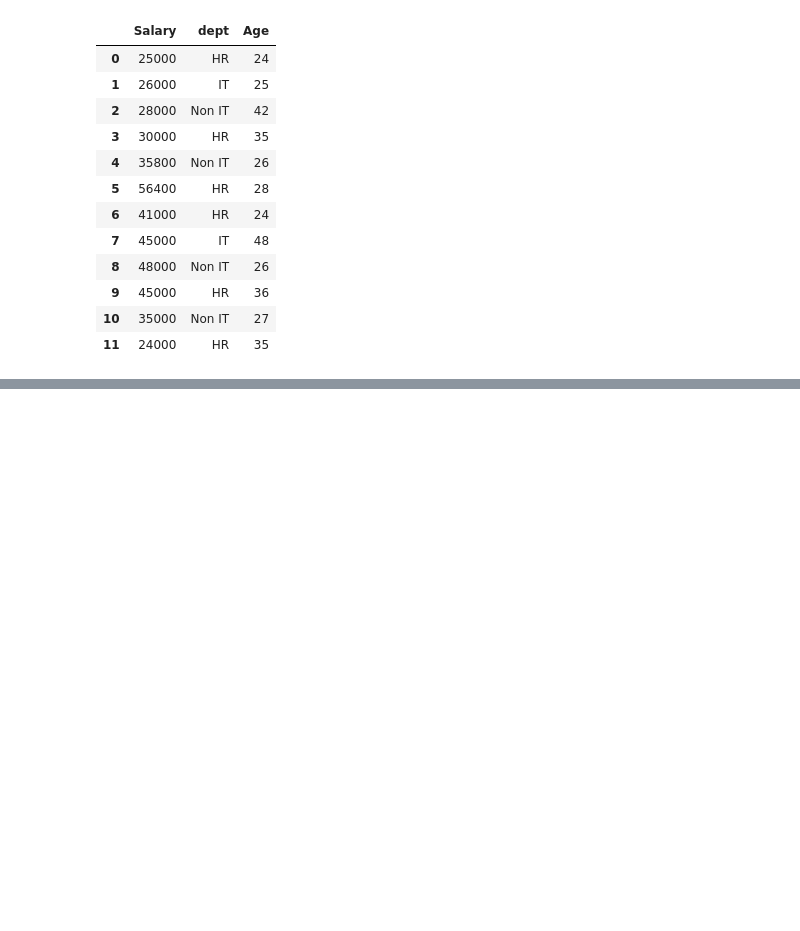
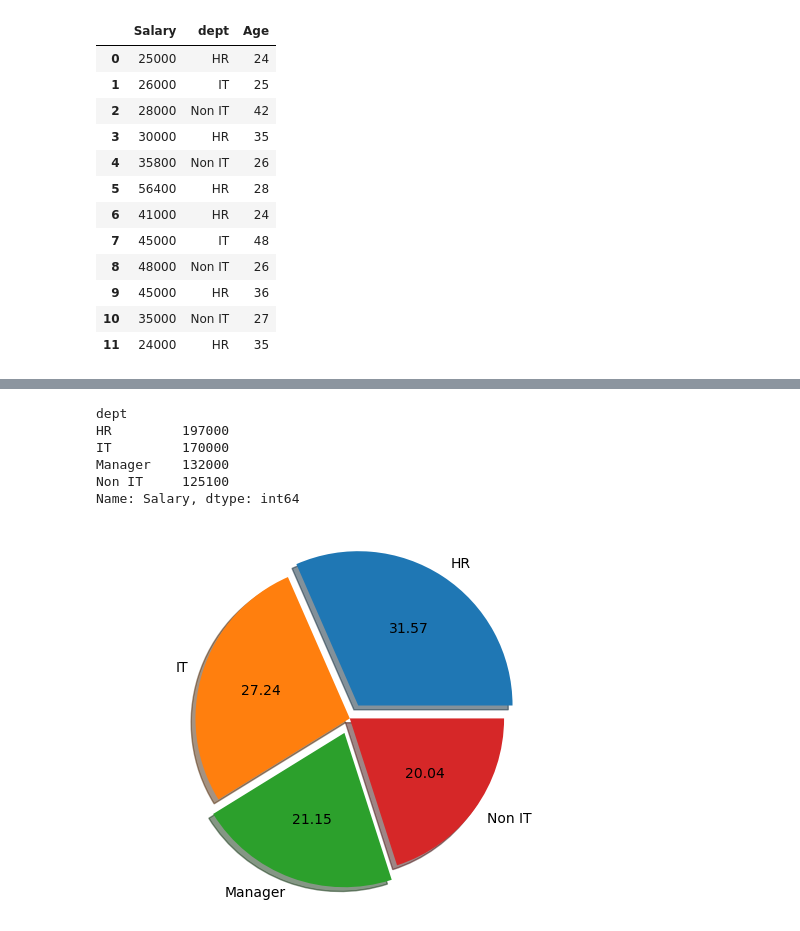
Before and after one commit to lakshmikant-hunachal/Python, a Jupyter notebook: matplotlib-checkpoint.ipynb, the cells around one changed output, grey strips where cells are left out. Drawn from its saved outputs; the diff is of its cells as text; code cells hidden in the pictures; blank space fills up the shorter version.

Commit message:
add pandas

```diff
--- a/matplotlib-checkpoint.ipynb
+++ b/matplotlib-checkpoint.ipynb
@@ -222,0 +227,9 @@ df
+# %%
+import pandas as pd
+import matplotlib.pyplot as plt
+%matplotlib inline
+data={"Salary":[50000,45000,30000,52000,80000,45000,65000,30000,52000,80000,45000,50100],
+     "dept":["HR","IT","Non IT","Manager","IT","Non IT","HR","HR","HR","Manager","IT","Non IT"]
+     }
+df=pd.DataFrame(data)
+df
@@ -222,0 +288,18 @@ df
+# %%
+salary_by_dept=df.groupby("dept")["Salary"].sum()
+salary_by_dept
+# %% [output]
+dept
+HR         197000
+IT         170000
+Manager    132000
+Non IT     125100
+Name: Salary, dtype: int64
+# %%
+#group by data represent data in pie chart this data conatin one numeric value and
+#one object type
+plt.pie(salary_by_dept,labels = salary_by_dept.index,autopct="%1.2f",shadow=True,explode=[0.1,0,0.1,0])
+plt.axis("equal")
+plt.show()
+# %% [output]
+[figure, added]
```
Also changed, not shown: parts of 19 cells of this notebook, 1 other file.
